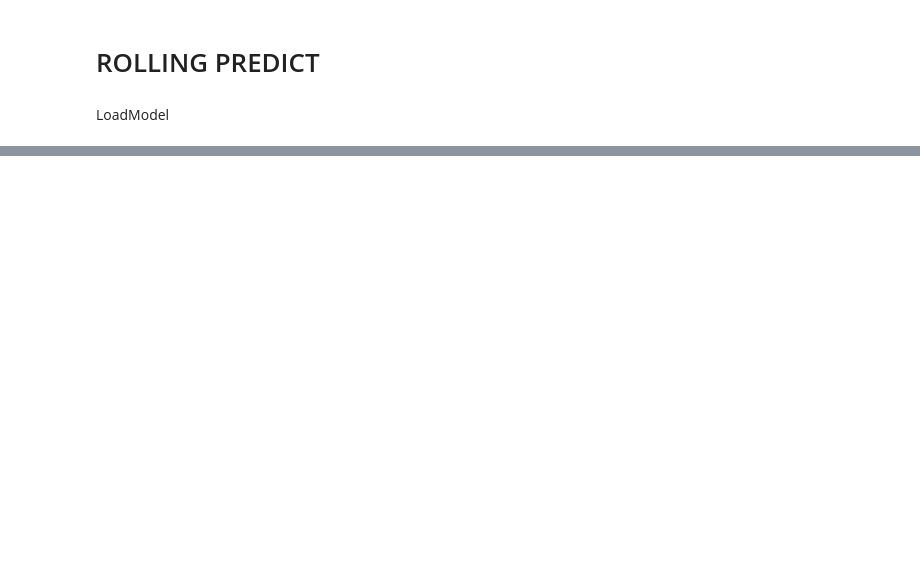
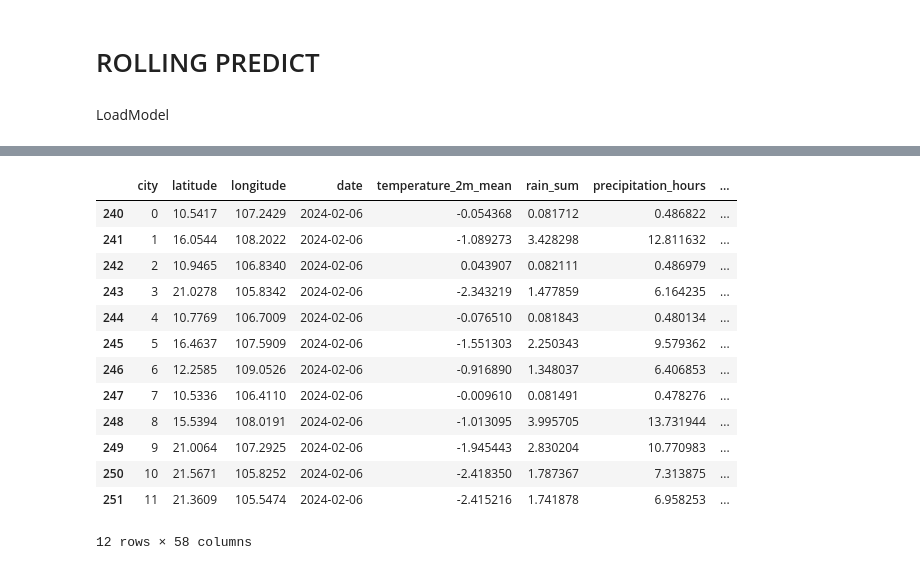
Before and after one commit to trantiendat0611/CS313-Predict-weather-7-days-in-VietNam, a Jupyter notebook: src/Model.ipynb, the cells around one changed output, grey strips where cells are left out. Cells and saved outputs as stored; diff of their text form; code cells hidden in the pictures; blank space fills up the shorter version.

```diff
--- a/src/Model.ipynb
+++ b/src/Model.ipynb
@@ -236,9 +237,17 @@ models = {
 }
 
 evaluation_results = {}
+train_features = {}
 for name, model in models.items():
-    model.fit(X_train, train_data[name])
-    Y_pred = model.predict(X_test)
+    X_test_features = X_test.copy()
+    X_train_features = X_train.copy()
+    if len(train_features) > 0:
+        for target, feature in train_features.items():
+            X_train_features = pd.concat([X_train_features, train_data[target]], axis=1)
+            X_test_features = pd.concat([X_test_features, pd.Series(feature, name=target)], axis=1)
+    model.fit(X_train_features, train_data[name])
+    Y_pred = model.predict(X_test_features)
+    train_features[name] = Y_pred
     y_true = val_data[name]
     if name == 'weather_code':
         report = classification_report(y_true, Y_pred, output_dict=True)
@@ -249,5 +258,5 @@ for name, model in models.items():
         mse = mean_squared_error(y_true=y_true, y_pred=Y_pred)
         evaluation_results[name] = {'MAE': mae, 'MSE': mse, 'RMSE': np.sqrt(mse)}
         print(f"{name} - MAE: {mae}, MSE: {mse}, RMSE: {np.sqrt(mse)}")
-    joblib.dump(model, f"../models/RandomForest/{name}_model.pkl")
+    joblib.dump(model, f"../models/xgboost/{name}_model.pkl")
 # %% [output]
@@ -327,9 +336,10 @@ def generate_lag_rolling_features(df_):
         for lag in lags_dynamic:
             temp_df[f"{col}_lag_{lag}"] = temp_df.groupby('city')[col].shift(lag)
         for window in window_rolling_dynamic:
-            temp_df[f"{col}_rolling_mean_{window}"] = temp_df.groupby('city')[col].transform(lambda x: x.rolling(window, min_periods=1).mean())
+            temp_df[f"{col}_rolling_mean_{window}"] = temp_df.groupby('city')[col].transform(lambda x: x.shift(1).rolling(window, min_periods=1).mean())
     final_input = temp_df.groupby('city').tail(1)
     final_input = final_input.drop(columns=drop_cols)
+    print(final_input.columns)
     return final_input, temp_df
 # %%
 def predict_weather(models, data, rolling_window=7): # hiện tại data nhận vào là train_data
@@ -341,6 +351,7 @@ def predict_weather(models, data, rolling_window=7): # hiện tại data nhận
         predictions[f'day_{i+1}'] = {}
         for target, model in models.items():
             pred = model.predict(input_row)
+            input_row[target] = pred
             predictions[f'day_{i+1}'][target] = pred
             data_past.loc[input_row.index, target] = pred
     return predictions, data_past
@@ -363,3 +422,20 @@ y_true_weather_code = y_true.groupby('city')['weather_code'].tail(1).values
+# %%
+test_rolling_data.groupby('city').tail(1)
+# %% [output]
+|  | city | latitude | longitude | date | temperature_2m_mean | rain_sum | precipitation_hours | ... |
+| 240 | 0 | 10.5417 | 107.2429 | 2024-02-06 | -0.054368 | 0.081712 | 0.486822 | ... |
+| 241 | 1 | 16.0544 | 108.2022 | 2024-02-06 | -1.089273 | 3.428298 | 12.811632 | ... |
+| 242 | 2 | 10.9465 | 106.8340 | 2024-02-06 | 0.043907 | 0.082111 | 0.486979 | ... |
+| 243 | 3 | 21.0278 | 105.8342 | 2024-02-06 | -2.343219 | 1.477859 | 6.164235 | ... |
+| 244 | 4 | 10.7769 | 106.7009 | 2024-02-06 | -0.076510 | 0.081843 | 0.480134 | ... |
+| 245 | 5 | 16.4637 | 107.5909 | 2024-02-06 | -1.551303 | 2.250343 | 9.579362 | ... |
+| 246 | 6 | 12.2585 | 109.0526 | 2024-02-06 | -0.916890 | 1.348037 | 6.406853 | ... |
+| 247 | 7 | 10.5336 | 106.4110 | 2024-02-06 | -0.009610 | 0.081491 | 0.478276 | ... |
+| 248 | 8 | 15.5394 | 108.0191 | 2024-02-06 | -1.013095 | 3.995705 | 13.731944 | ... |
+| 249 | 9 | 21.0064 | 107.2925 | 2024-02-06 | -1.945443 | 2.830204 | 10.770983 | ... |
+| 250 | 10 | 21.5671 | 105.8252 | 2024-02-06 | -2.418350 | 1.787367 | 7.313875 | ... |
+| 251 | 11 | 21.3609 | 105.5474 | 2024-02-06 | -2.415216 | 1.741878 | 6.958253 | ... |
+12 rows × 58 columns
 # %%
 y_pred_rain = []
 for target, val in test_rolling_predictions.items():
```
Also changed, not shown: parts of 10 cells of this notebook, 16 other files.
